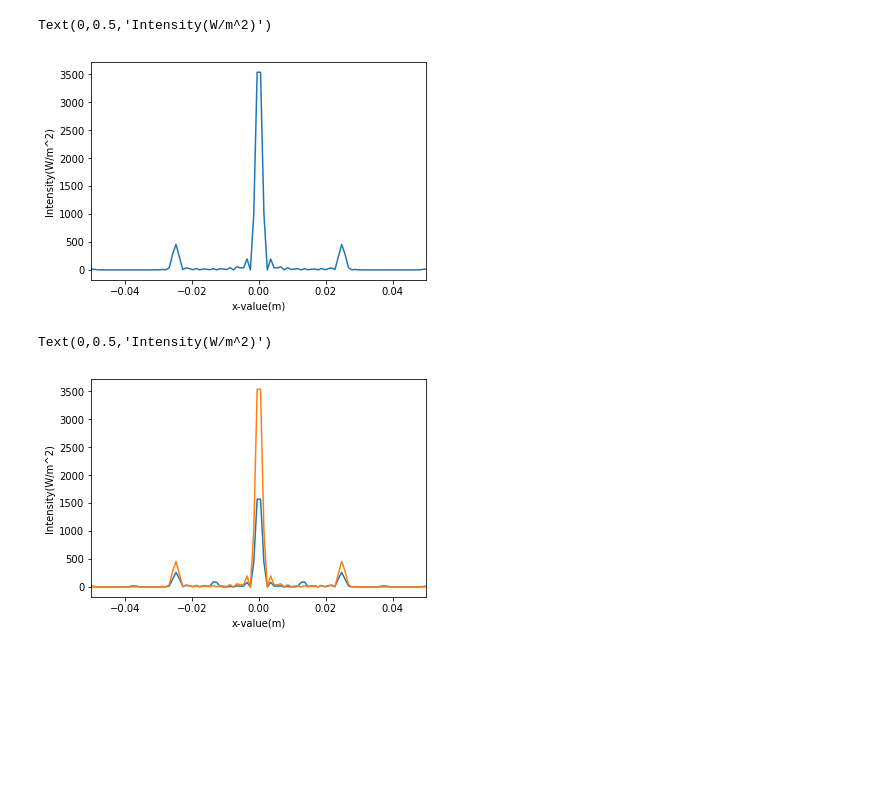
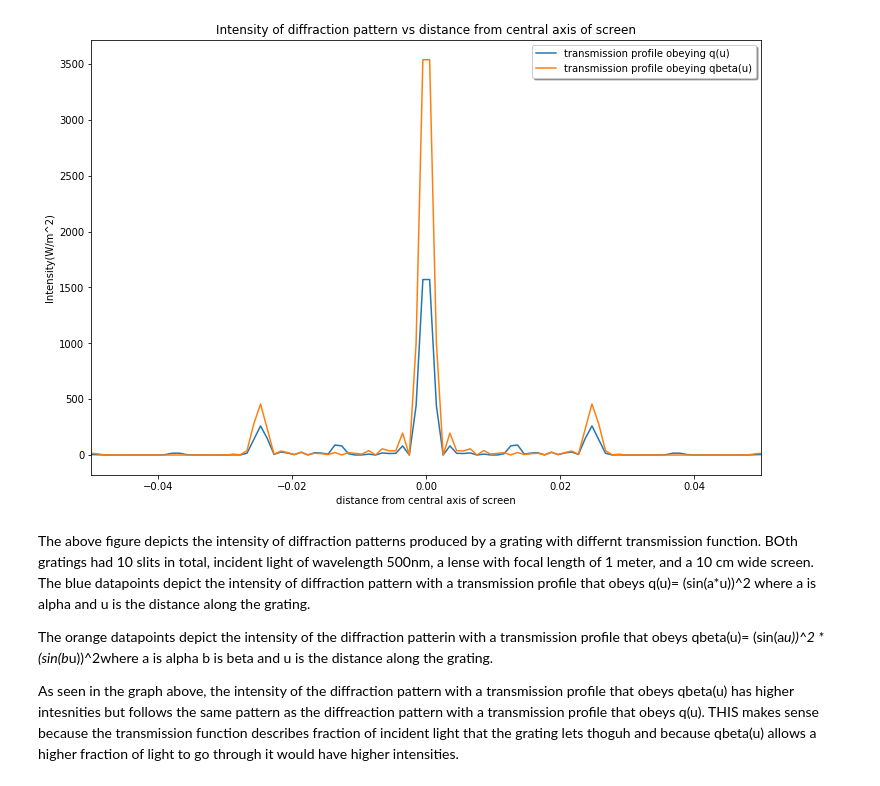
Before and after one commit to chan8005/Labs, a Jupyter notebook: lab 6/Lab 6.ipynb, the cells around one changed output. Saved outputs shown, nothing was run; the diff lists cells and outputs as text; code cells hidden in the pictures; blank space fills up the shorter version.

```diff
--- a/lab 6/Lab 6.ipynb
+++ b/lab 6/Lab 6.ipynb
@@ -76,63 +86,58 @@ def qbeta(u):
     u = distance along the grating
 
     returns: scalar float value that represents the fraction
     of incident light that the grating lets through"""# return vlaue meaning taken from McDermott's docstring
-    return (math.sin(alpha*u)**2)*(math.sin(beta*u)**2)
+    return (math.sin(alpha*u)**2)*(math.sin(beta*u)**2) #made comment
 
 def integrand(func,u,x):
     """Calculate integrand of light intensity
     arguments:
     func = function for calculating kernel of diffraction grating
     u = distance along grating
     x = distance along screen
 
     returns: scalar float value that represents the fraction
     of incident light that the grating lets through""" # return vlaue meaning taken from McDermott's docstring
     return math.sqrt(func(u))*cmath.exp(1j*2*math.pi*x*u/(lamda*f))
 
 
 x_vals = np.linspace(-screen/2,screen/2,100)
-y_vals = []
+y_vals = []                                 # array to hold light intensity values for transmission profile that obeys q(u)
 for i in x_vals:                            #calculates light intensity (y_vals) as a function of x (distance along screen)
     s =(integrand(q,a,i)/3) + (integrand(q,b,i)/3) #uses simpson's rule
     for k in range(1,100):
         if(k % 2 == 1):
             s += 4/3*integrand(q,a+(k)*h,i)
         else:
             s += 2/3*integrand(q,a+(k)*h,i)
     y_vals.append(abs(s)**2)
 
-plt.plot(x_vals,y_vals)
+z_vals = []                       #array to hold light intensity values for transmission profile that obeys qbeta(u)
+for i in x_vals:                  #calculates light intensity as a function of x (distance along screen)
+    s =(integrand(qbeta,a,i)/3) + (integrand(qbeta,b,i)/3) #uses simpson's rule
+    for k in range(1,100):
+        if(k % 2 == 1):
+            s += 4/3*integrand(qbeta,a+(k)*h,i)
+        else:
+            s += 2/3*integrand(qbeta,a+(k)*h,i)
+    z_vals.append(abs(s)**2)
+
+
+#plot formatting
+plt.figure(figsize=(12, 8))
+plt.plot(x_vals,z_vals, label="transmission profile obeying q(u)")
+plt.plot(x_vals,y_vals,label = "transmission profile obeying qbeta(u)")
 plt.xlim(-0.05,0.05)
-plt.xlabel("x-value(m)")
+plt.xlabel("distance from central axis of screen")
 plt.ylabel("Intensity(W/m^2)")
+plt.title ("Intensity of diffraction pattern vs distance from central axis of screen")
+legend = plt.legend(loc='upper right', shadow=True)
 # %% [output]
-Text(0,0.5,'Intensity(W/m^2)')
-[figure, old version]
+[figure, new version]
-# %%
-#constants
-
-
-
-
-
-
-
-z_vals = []
-for i in x_vals:
-    s =(integrand(qbeta,a,i)/3) + (integrand(qbeta,b,i)/3)
-    for k in range(1,100):
-        if(k % 2 == 1):
-            s += 4/3*integrand(qbeta,a+(k)*h,i)
-        else:
-            s += 2/3*integrand(qbeta,a+(k)*h,i)
-    z_vals.append(abs(s)**2)
-
-plt.plot(x_vals,z_vals)
-plt.plot(x_vals,y_vals)
-plt.xlim(-0.05,0.05)
-plt.xlabel("x-value(m)")
-plt.ylabel("Intensity(W/m^2)")
-# %% [output]
-Text(0,0.5,'Intensity(W/m^2)')
-[figure, removed]
+# %% [markdown]
+The above figure depicts the intensity of diffraction patterns produced by a grating with differnt transmission function. BOth gratings had 10 slits in total, incident light of wavelength 500nm, a lense with focal length of 1 meter, and a 10 cm wide screen.
+The blue datapoints depict the intensity of diffraction pattern with a transmission profile that obeys q(u)= (sin(a*u))^2 where a is alpha and u is the distance along the grating.
+
+The orange datapoints depict the intensity of the diffraction patterin with a transmission profile that obeys qbeta(u)= (sin(a*u))^2 * (sin(b*u))^2where a is alpha b is beta and u is the distance along the grating.
+
+As seen in the graph above, the intensity of the diffraction pattern with a transmission profile that obeys qbeta(u) has higher intesnities but follows the same pattern as the diffreaction pattern with a transmission profile that obeys q(u). THIS makes sense because the transmission function describes fraction of incident light that the grating lets thoguh and because qbeta(u) allows a higher fraction of light to go through it would have higher intensities.
```
Also changed, not shown: parts of 5 cells of this notebook.
